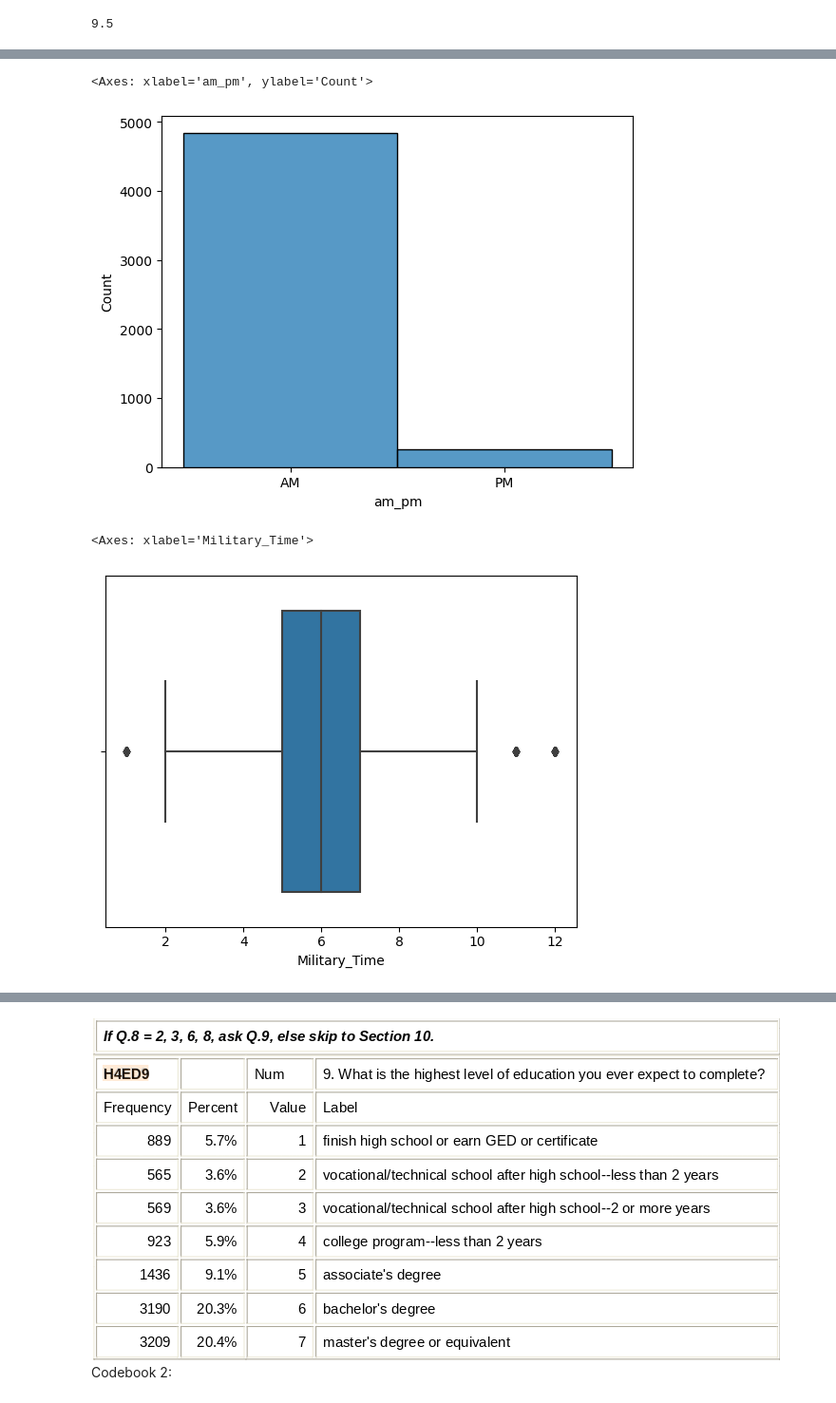
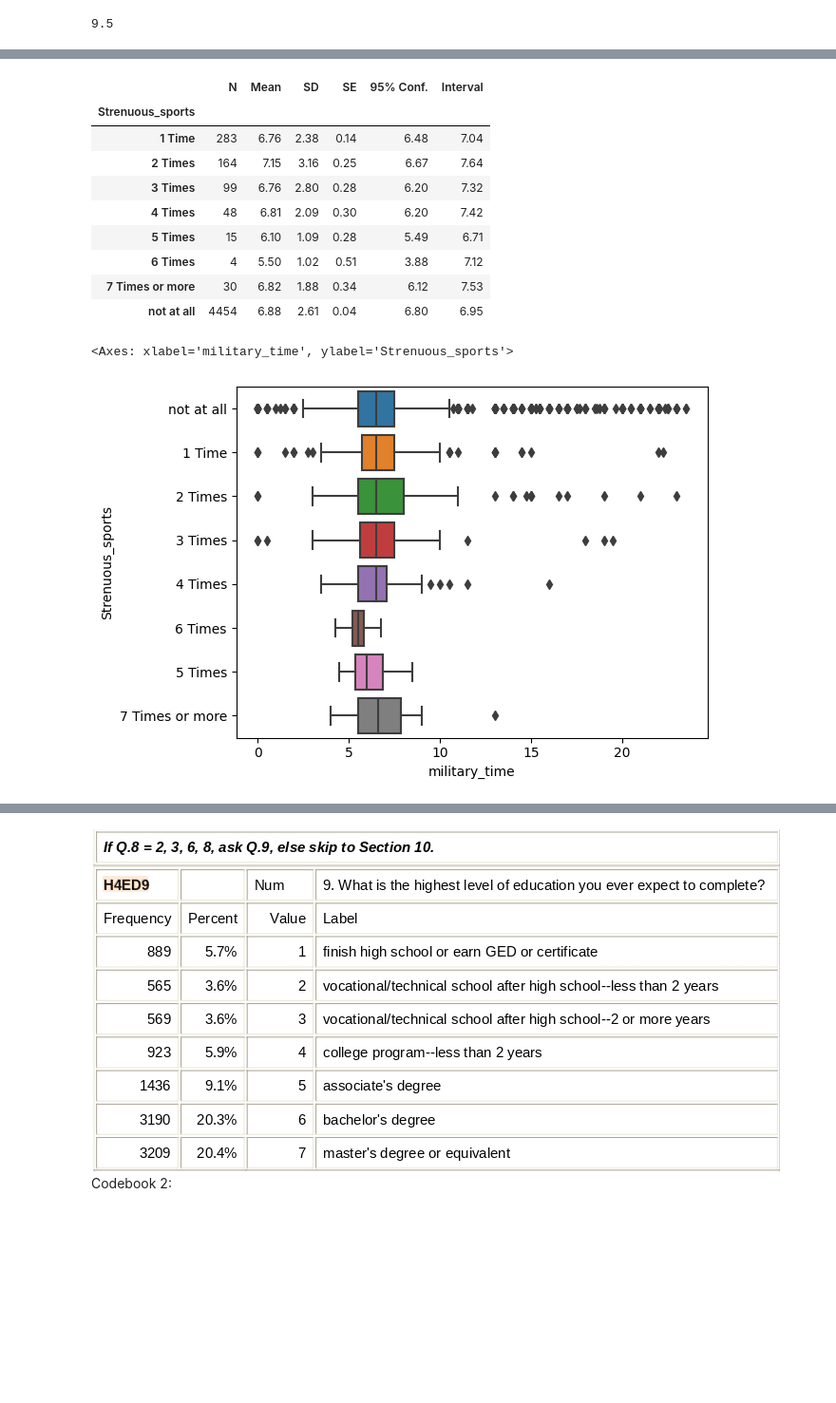
Before and after one commit to Tdogthe1/Skyline-Math-200, a Jupyter notebook: Python_Notebook_Setup.ipynb, the cells around one changed output, grey strips where cells are left out. Shown at 95% size. Drawn from its saved outputs; the diff is of its cells as text; code cells hidden in the pictures; blank space fills up the shorter version.

```diff
--- a/Python_Notebook_Setup.ipynb
+++ b/Python_Notebook_Setup.ipynb
@@ -214,10 +249,18 @@ sns.histplot(x = 'Wake_Up_minute', data =df)
+# %%
+rp.summary_cont(df['military_time'].groupby(df['Strenuous_sports'])).round(2)
+# %% [output]
+|  | N | Mean | SD | SE | 95% Conf. | Interval |
+| Strenuous_sports |  |  |  |  |  |  |
+| 1 Time | 283 | 6.76 | 2.38 | 0.14 | 6.48 | 7.04 |
+| 2 Times | 164 | 7.15 | 3.16 | 0.25 | 6.67 | 7.64 |
+| 3 Times | 99 | 6.76 | 2.80 | 0.28 | 6.20 | 7.32 |
+| 4 Times | 48 | 6.81 | 2.09 | 0.30 | 6.20 | 7.42 |
+| 5 Times | 15 | 6.10 | 1.09 | 0.28 | 5.49 | 6.71 |
+| 6 Times | 4 | 5.50 | 1.02 | 0.51 | 3.88 | 7.12 |
+| 7 Times or more | 30 | 6.82 | 1.88 | 0.34 | 6.12 | 7.53 |
+| not at all | 4454 | 6.88 | 2.61 | 0.04 | 6.80 | 6.95 |
 # %%
-sns.histplot(x = 'am_pm', data =df)
+sns.boxplot( y ='Strenuous_sports' , x ='military_time' , data = df )
 # %% [output]
-<Axes: xlabel='am_pm', ylabel='Count'>
+<Axes: xlabel='military_time', ylabel='Strenuous_sports'>
-[figure, old version]
+[figure, new version]
-# %%
-sns.boxplot(x = 'Military_Time', data =df)
-# %% [output]
-<Axes: xlabel='Military_Time'>
-[figure, removed]
```
Also changed, not shown: parts of 22 cells of this notebook.
